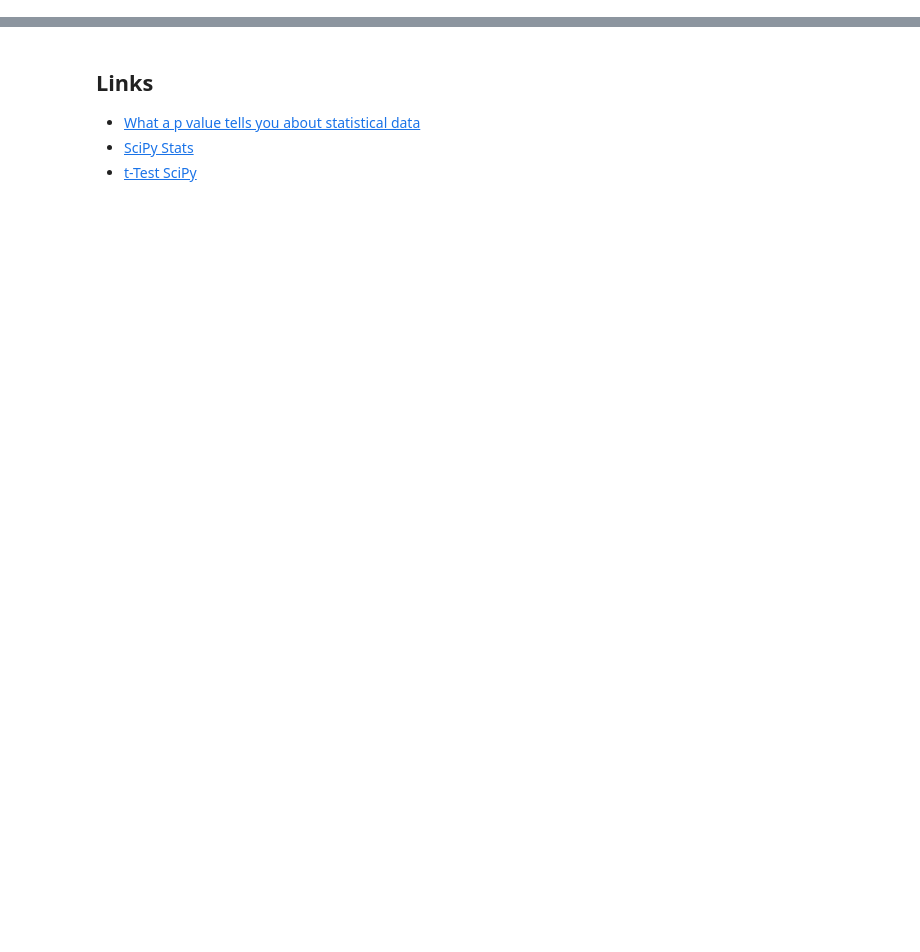
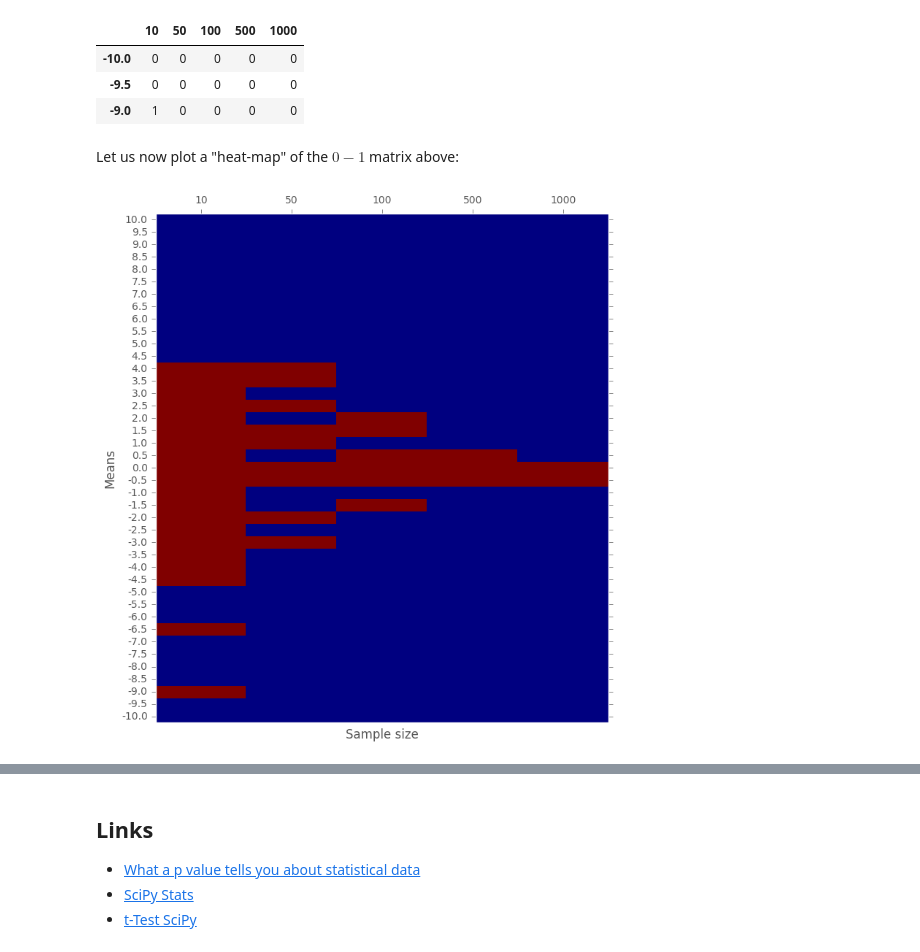
Before and after one commit to drorata/drorata.github.io, a Jupyter notebook: content/notebooks/Hypothesis-testing.ipynb, the cells around one changed output, grey strips where cells are left out. Cells and saved outputs as stored; diff of their text form; code cells hidden in the pictures; blank space fills up the shorter version.

```diff
--- a/content/notebooks/Hypothesis-testing.ipynb
+++ b/content/notebooks/Hypothesis-testing.ipynb
@@ -72,0 +72,3 @@ Ttest_1sampResult(statistic=2.8749479261409099, pvalue=0.0049471691082590098)
+# %%
+p_vals = samples.applymap(lambda x: stats.ttest_1samp(x, 0)[1])
+p_vals[:-9]
@@ -72,0 +91,28 @@ Ttest_1sampResult(statistic=2.8749479261409099, pvalue=0.0049471691082590098)
+# %%
+accepted = p_vals.applymap(lambda p_val: 0 if p_val < 0.05 else 1)
+accepted[:-9]
+# %% [output]
+|  | 10 | 50 | 100 | 500 | 1000 |
+| -10.0 | 0 | 0 | 0 | 0 | 0 |
+| -9.5 | 0 | 0 | 0 | 0 | 0 |
+| -9.0 | 1 | 0 | 0 | 0 | 0 |
+# %% [markdown]
+Let us now plot a "heat-map" of the $0-1$ matrix above:
+# %%
+fig, ax = plt.subplots()
+heatmap = ax.pcolormesh(accepted)
+
+fig = plt.gcf()
+fig.set_size_inches(8, 9)
+
+plt.ylim(0,len(accepted.index))
+ax.xaxis.tick_top()
+ax.set_yticks(np.arange(len(accepted.index)) + 0.5, minor=False)
+ax.set_yticklabels(accepted.index, minor=False)
+ax.set_xticks(np.arange(len(accepted.columns)) + 0.5, minor=False)
+ax.set_xticklabels(accepted.columns, minor=False)
+plt.ylabel('Means')
+plt.xlabel('Sample size')
+ax.grid(True)
+# %% [output]
+[figure, added]
```
Also changed, not shown: parts of 25 cells of this notebook.
